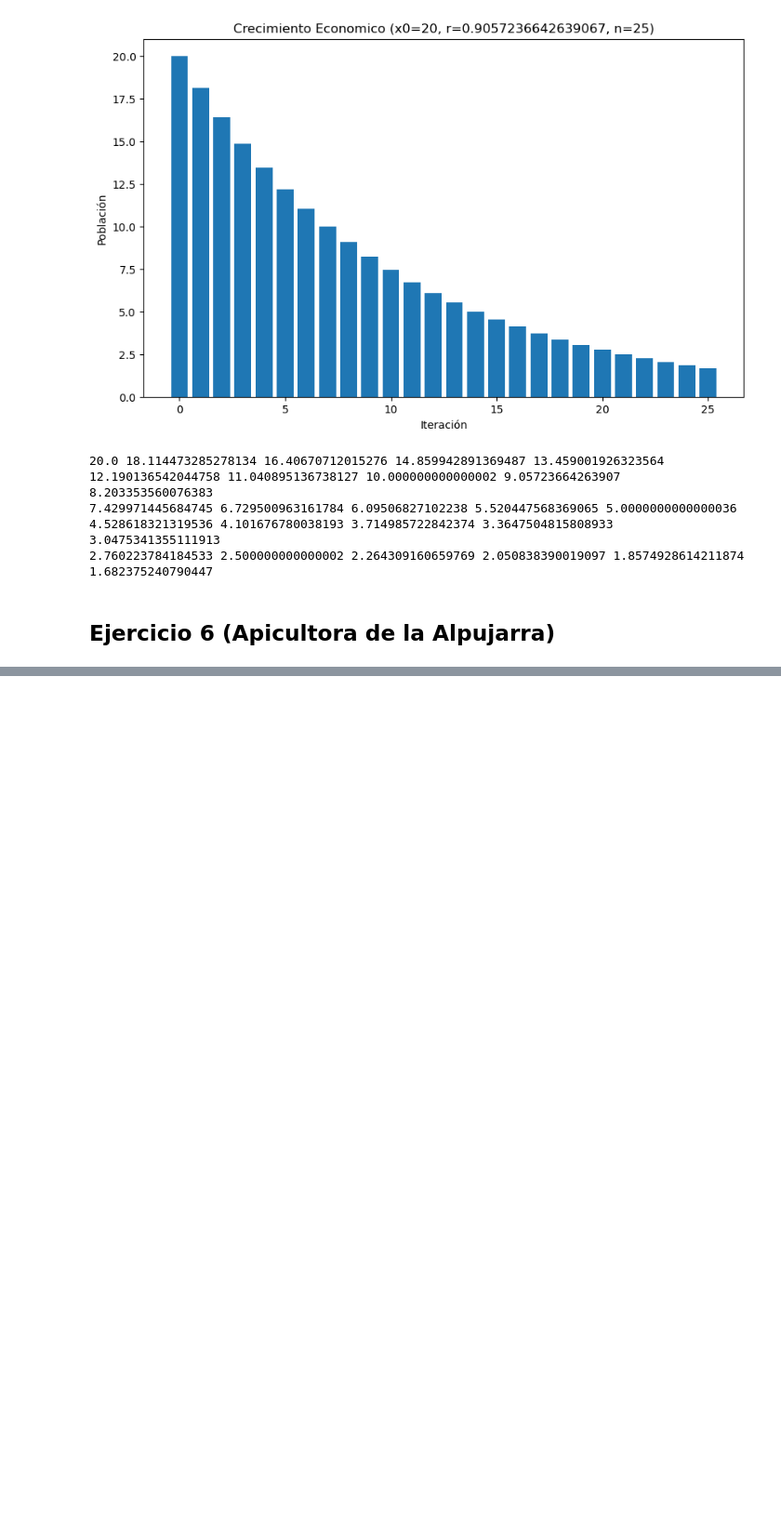
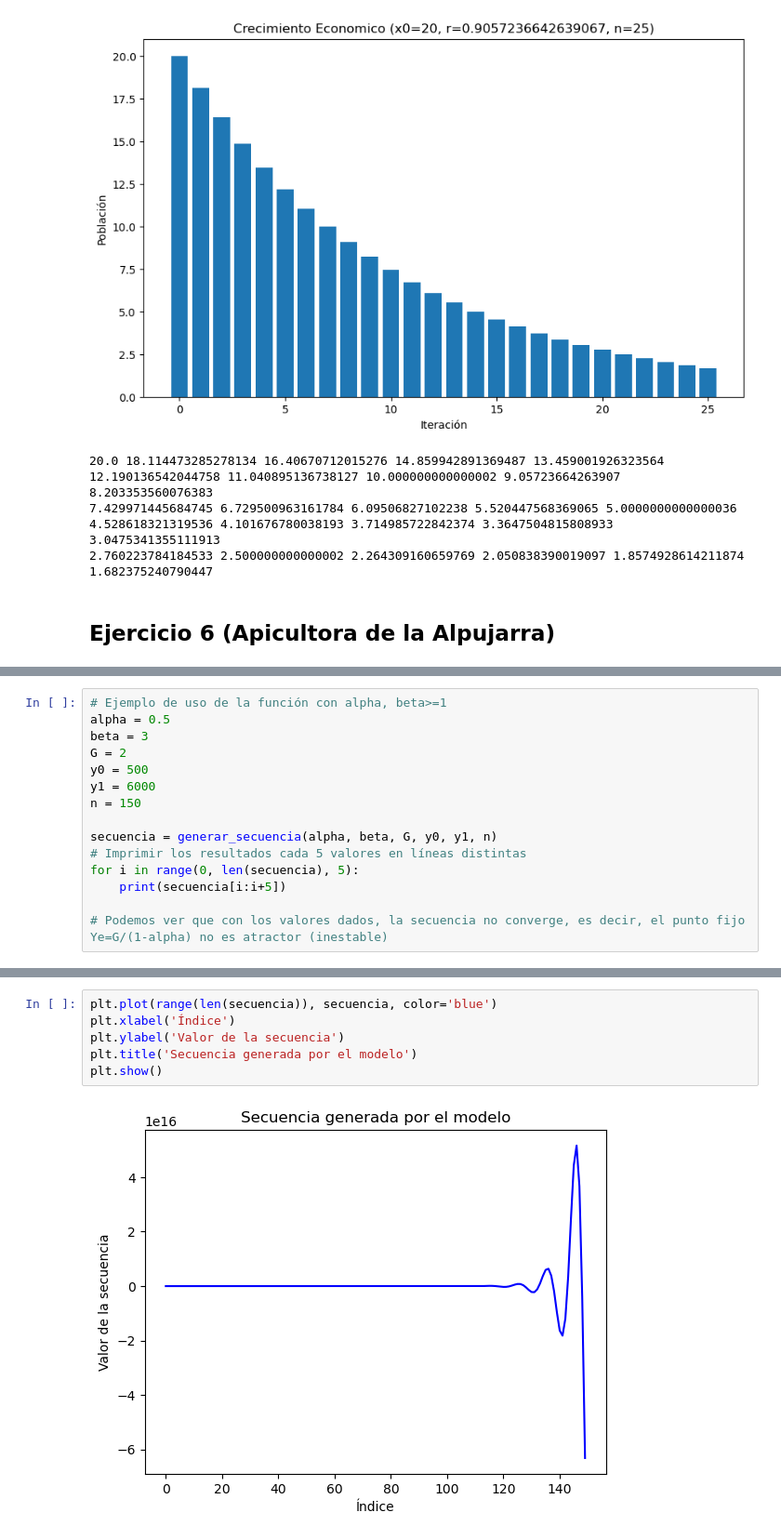
Before and after one commit to roberlks/ModelosMatematicos, a Jupyter notebook: MenuModelos.ipynb, the cells around one changed output, grey strips where cells are left out. Shown at 93% size. Cells and saved outputs as stored; diff of their text form; blank space fills up the shorter version.

```diff
--- a/MenuModelos.ipynb
+++ b/MenuModelos.ipynb
@@ -182,0 +325,15 @@ for i in range(n+1):
+# %%
+# Ejemplo de uso de la función con alpha, beta>=1
+alpha = 0.5
+beta = 3
+G = 2
+y0 = 500
+y1 = 6000
+n = 150
+
+secuencia = generar_secuencia(alpha, beta, G, y0, y1, n)
+# Imprimir los resultados cada 5 valores en líneas distintas
+for i in range(0, len(secuencia), 5):
+    print(secuencia[i:i+5])
+
+# Podemos ver que con los valores dados, la secuencia no converge, es decir, el punto fijo Ye=G/(1-alpha) no es atractor (inestable)
@@ -182,0 +358,8 @@ for i in range(n+1):
+# %%
+plt.plot(range(len(secuencia)), secuencia, color='blue')
+plt.xlabel('Índice')
+plt.ylabel('Valor de la secuencia')
+plt.title('Secuencia generada por el modelo')
+plt.show()
+# %% [output]
+[figure, added]
```
Also changed, not shown: parts of 11 cells of this notebook, 1 other file.
